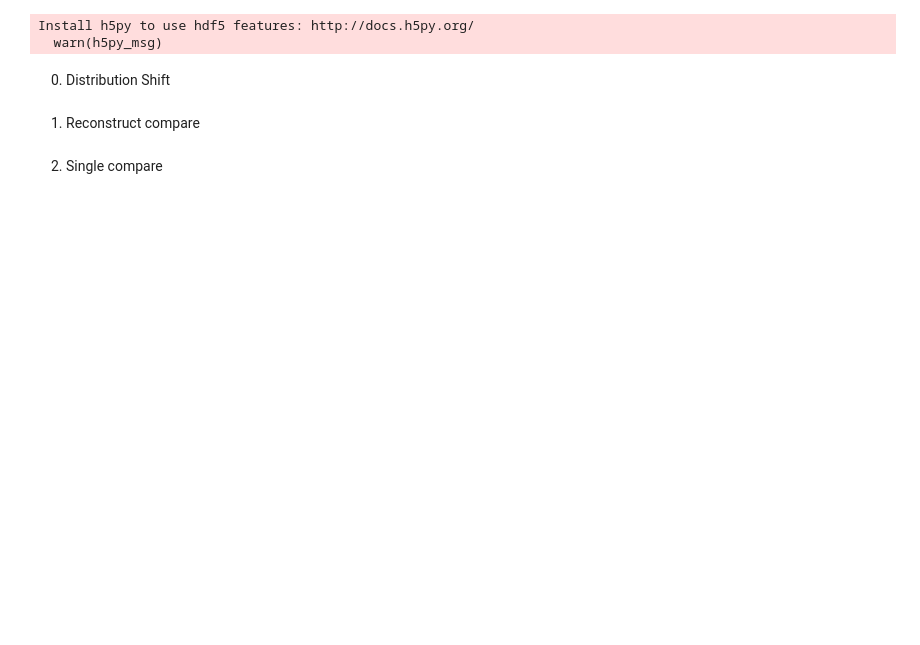
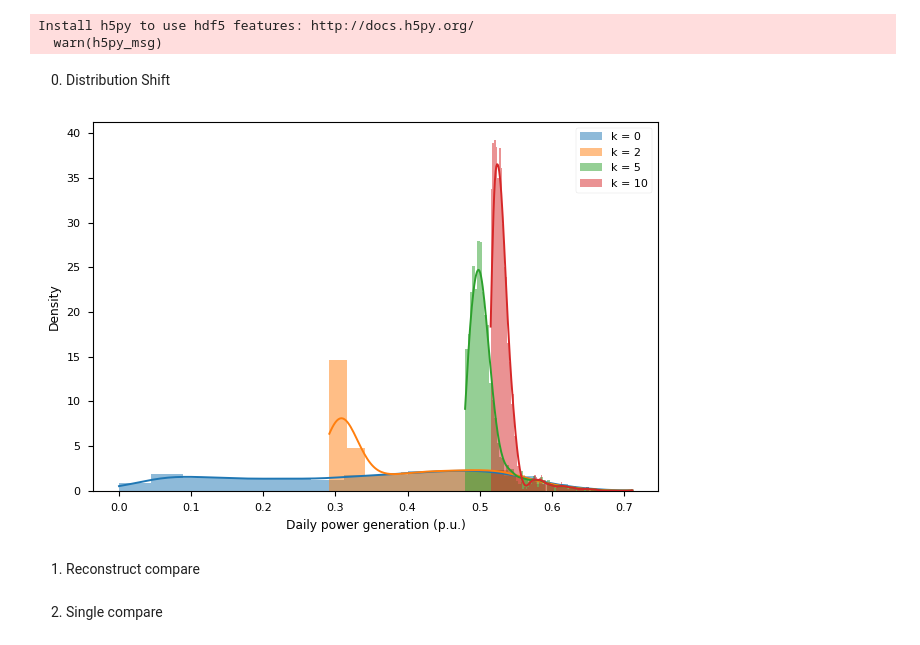
Before and after one commit to WillWang1113/ExGAN, a Jupyter notebook: 02-Post Analysis.ipynb, the cells around one changed output. Saved outputs shown, nothing was run; the diff lists cells and outputs as text; code cells hidden in the pictures; blank space fills up the shorter version.

```diff
--- a/02-Post Analysis.ipynb
+++ b/02-Post Analysis.ipynb
@@ -57,34 +57,38 @@ def dtw_dist(data_1, data_2):
 # %%
 tp = "pv"
 ks = [2, 5, 10]
 c = 0.75
 
 real = torch.load(f'real_{tp}.pt').cpu()
 n = len(real)
 sums_real = torch.trapezoid(real, dx=1 / 4).cpu().numpy() / 10
 fig, axs = plt.subplots()
 sns.histplot(sums_real.flatten(),
              ax=axs,
              label="k = 0",
              kde=True,
+             edgecolor="none",
              stat="density")
 for i in range(len(ks)):
     k = ks[i]
     val = int((c**k) * n)
     X_s = torch.load(f'DistShift_{tp}/fake{k}.pt').cpu()
     X_concat = torch.cat([real[:val], X_s[:n - val]], 0)
     sums_shift = torch.trapezoid(X_concat, dx=1 / 4).cpu().numpy() / 10
     sns.histplot(
         sums_shift.flatten(),
         ax=axs,
         label=f"k = {k}",
         kde=True,
+        edgecolor="none",
         stat="density")
     axs.legend()
     axs.set(xlabel="Daily power generation (p.u.)")
 
 fig.tight_layout()
-fig.savefig(f"figs/{tp}_shift.png", dpi=350)
+fig.savefig(f"figs/{tp}_shift.pdf")
+# %% [output]
+[figure, added]
 # %% [markdown]
 1. Reconstruct compare
 # %%
```
Also changed, not shown: parts of 5 cells of this notebook, 20 other files.
